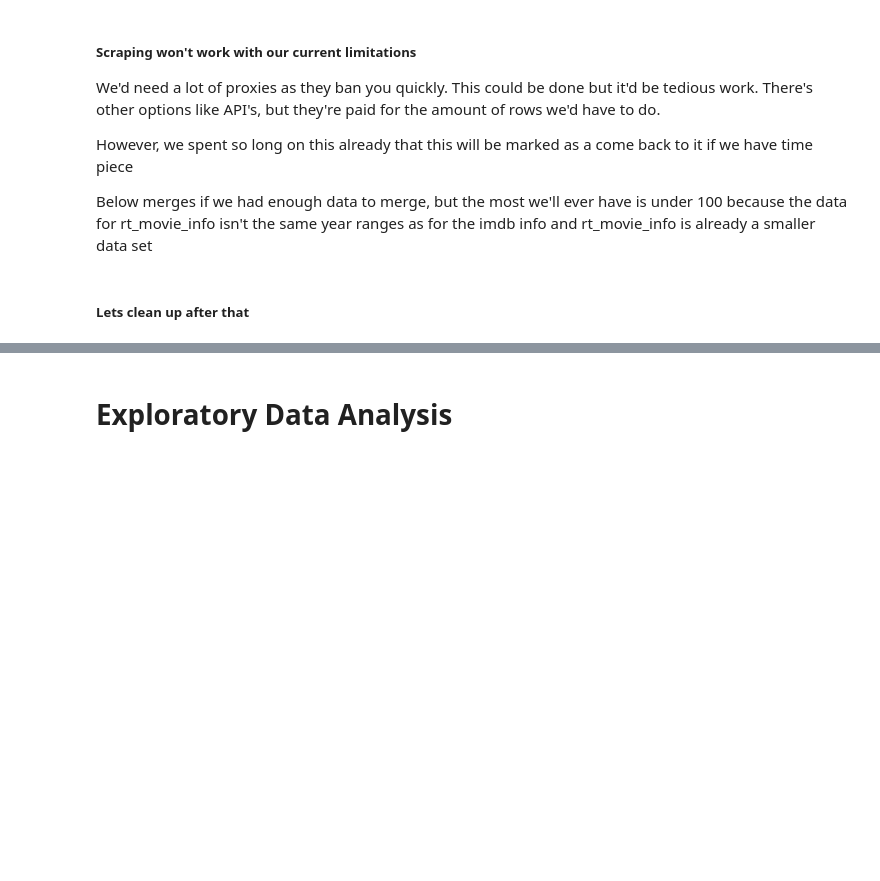
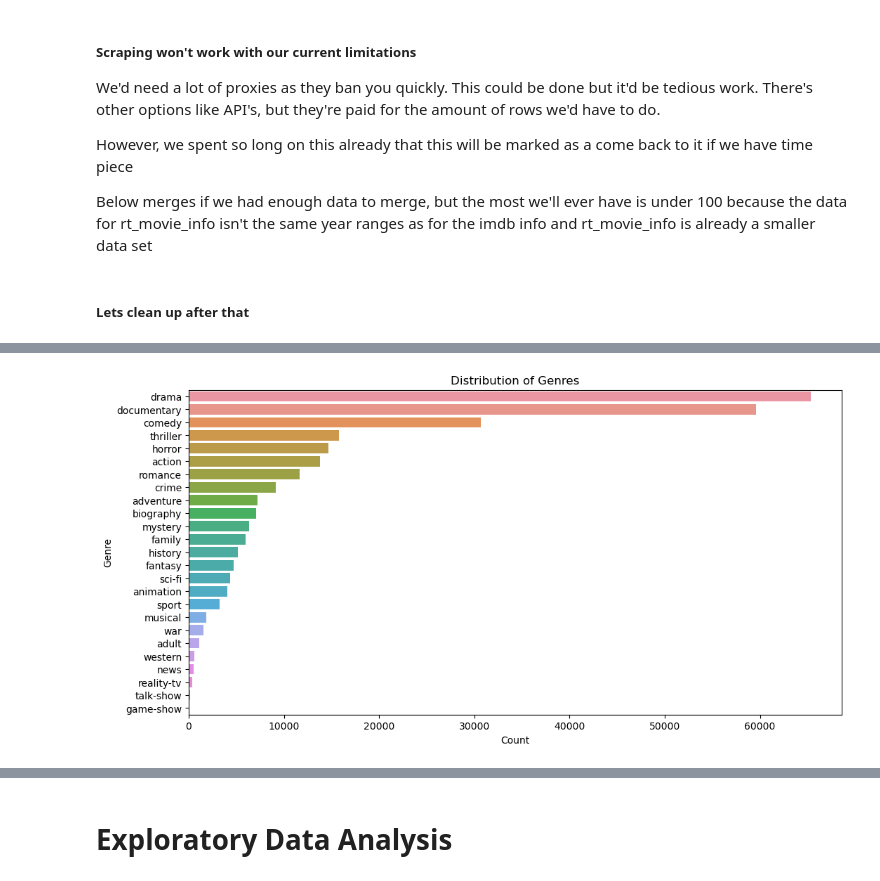
Before and after one commit to minerva-ds/dsc-movies-analysis, a Jupyter notebook: index.ipynb, the cells around one changed output, grey strips where cells are left out. Saved outputs shown, nothing was run; the diff lists cells and outputs as text; code cells hidden in the pictures; blank space fills up the shorter version.

Commit message:
more missing data work and some visualizations

```diff
--- a/index.ipynb
+++ b/index.ipynb
@@ -1420,0 +1493,3 @@ except:
+# %%
+movies_df = movies_df.copy()
+movies_df.drop(columns='end_year',inplace=True)
@@ -1420,0 +1501,9 @@ except:
+# %%
+# Calculate profit only for rows where tn_worldwide_gross and tn_production_budget are both greater than zero
+condition = (movies_df['tn_worldwide_gross'] > 0) & (movies_df['tn_production_budget'] > 0)
+movies_df.loc[condition, 'profit'] = movies_df['tn_worldwide_gross'] - movies_df['tn_production_budget']
+
+# Set profit to NaN where the condition is not met
+movies_df.loc[~condition, 'profit'] = np.nan
+
+movies_df['profit'].info()
@@ -1420,0 +1537,16 @@ except:
+# %%
+# Split the genres into lists and get unique genres
+all_genres = movies_df['genres'].dropna().apply(lambda x: x.split(',')).explode().unique()
+all_genres = [genre.strip() for genre in all_genres]  # Remove any leading/trailing spaces
+
+# Remove invalid entries and potential duplicates
+all_genres = [genre for genre in all_genres if genre != '\\N']
+all_genres = [genre.strip().lower() for genre in all_genres]
+
+# Ensure 'musical' is retained and 'music' is converted to 'musical'
+all_genres = ['musical' if genre == 'music' else genre for genre in all_genres]
+
+# Remove any duplicates that might have been created
+all_genres = list(set(all_genres))
+
+all_genres
@@ -1420,0 +1571,7 @@ except:
+# %%
+# Create boolean columns for each genre with prefix 'isgenre_'
+for genre in all_genres:
+    col_name = f'isgenre_{genre}'
+    movies_df[col_name] = movies_df['genres'].apply(lambda x: genre in x.lower() if pd.notna(x) else False)
+
+display(movies_df.head())
@@ -1420,0 +1585,12 @@ except:
+# %%
+genre_counts = movies_df.filter(like='isgenre_').sum().sort_values(ascending=False)
+genre_counts.index = [col.replace('isgenre_', '') for col in genre_counts.index]
+
+plt.figure(figsize=(12, 6))
+sns.barplot(x=genre_counts.values, y=genre_counts.index)
+plt.title('Distribution of Genres')
+plt.xlabel('Count')
+plt.ylabel('Genre')
+plt.show()
+# %% [output]
+[figure, added]
```
Also changed, not shown: parts of 34 cells of this notebook, 2 other files.
